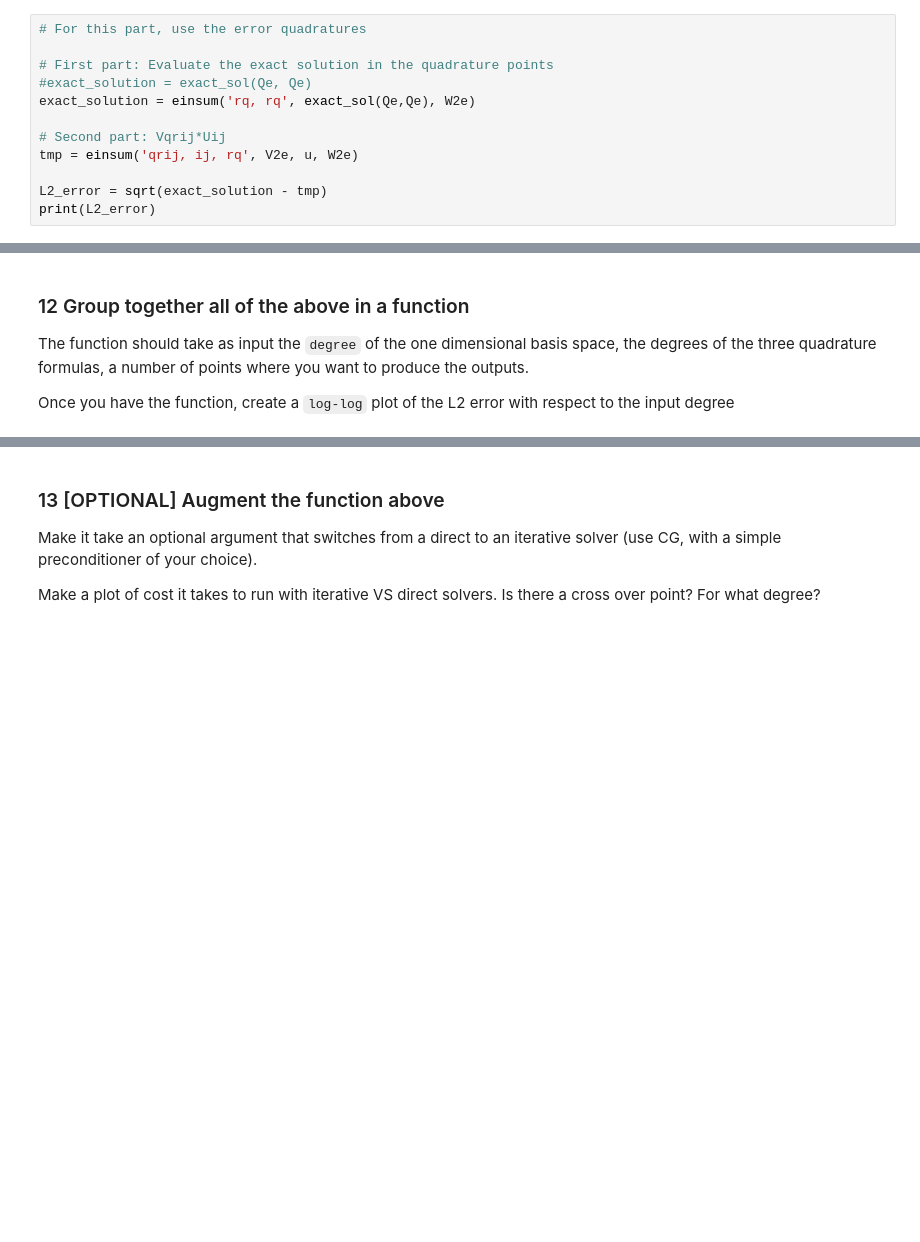
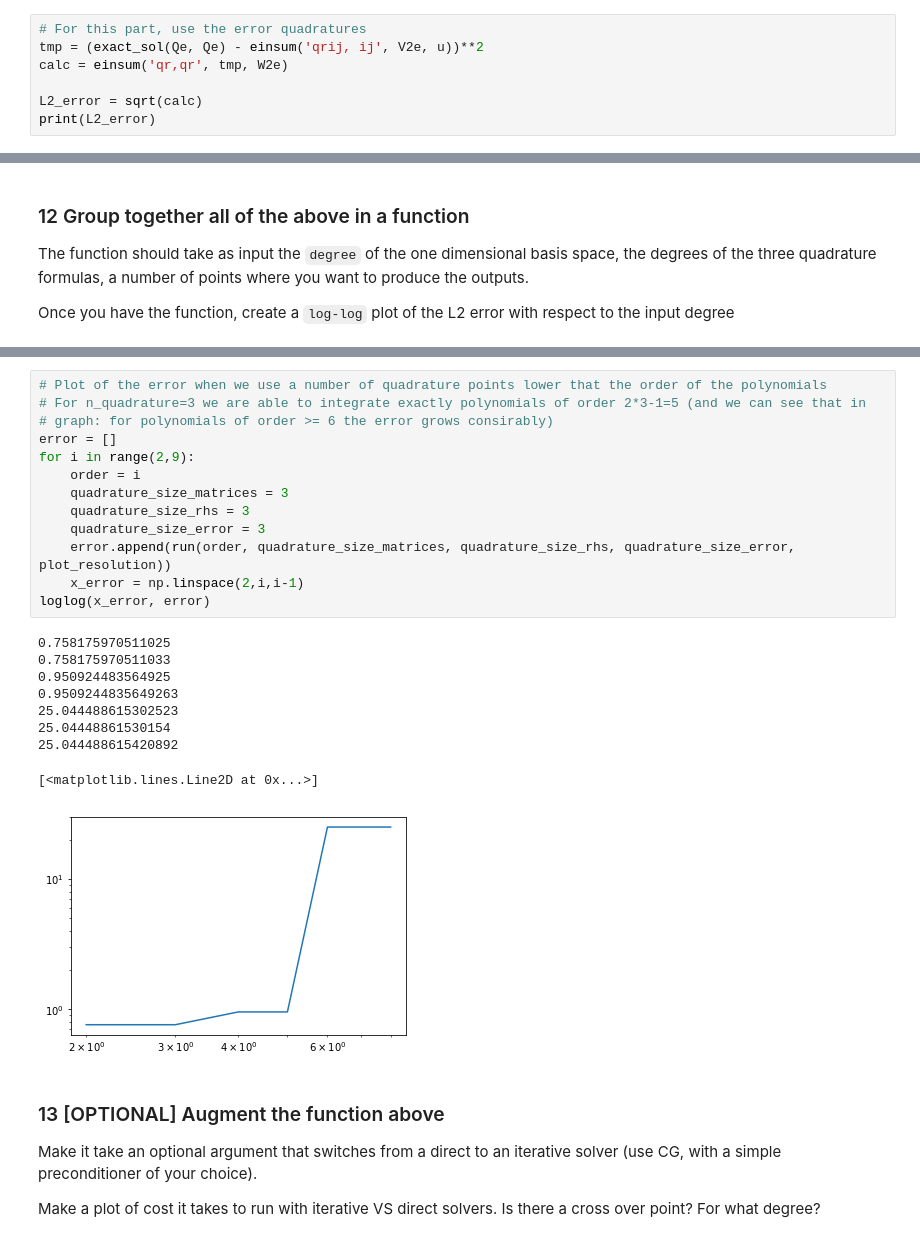
Before and after one commit to amfoggia/P1.4_seed, a Jupyter notebook: FinalProject.ipynb, the cells around one changed output, grey strips where cells are left out. Drawn from its saved outputs; the diff is of its cells as text; blank space fills up the shorter version.

```diff
--- a/FinalProject.ipynb
+++ b/FinalProject.ipynb
@@ -303,14 +305,9 @@ $$
 use the quadrature formula and the matrix you constructed above to compute the approximate solutions at the quadrature points.
 # %%
 # For this part, use the error quadratures
+tmp = (exact_sol(Qe, Qe) - einsum('qrij, ij', V2e, u))**2
+calc = einsum('qr,qr', tmp, W2e)
 
-# First part: Evaluate the exact solution in the quadrature points
-#exact_solution = exact_sol(Qe, Qe)
-exact_solution = einsum('rq, rq', exact_sol(Qe,Qe), W2e)
-
-# Second part: Vqrij*Uij
-tmp = einsum('qrij, ij, rq', V2e, u, W2e)
-
-L2_error = sqrt(exact_solution - tmp)
+L2_error = sqrt(calc)
 print(L2_error)
 # %% [output]
@@ -404,3 +430,26 @@ run(order, quadrature_size_matrices, quadrature_size_rhs, quadrature_size_error,
+# %%
+# Plot of the error when we use a number of quadrature points lower that the order of the polynomials
+# For n_quadrature=3 we are able to integrate exactly polynomials of order 2*3-1=5 (and we can see that in
+# graph: for polynomials of order >= 6 the error grows consirably)
+error = []
+for i in range(2,9):
+    order = i
+    quadrature_size_matrices = 3
+    quadrature_size_rhs = 3
+    quadrature_size_error = 3
+    error.append(run(order, quadrature_size_matrices, quadrature_size_rhs, quadrature_size_error, plot_resolution))
+    x_error = np.linspace(2,i,i-1)
+loglog(x_error, error)
+# %% [output]
+0.758175970511025
+0.758175970511033
+0.950924483564925
+0.9509244835649263
+25.044488615302523
+25.04448861530154
+25.044488615420892
+[<matplotlib.lines.Line2D at 0x...>]
+[figure, added]
 # %% [markdown]
 ### 13 [OPTIONAL] Augment the function above
 
```
Also changed, not shown: parts of 8 cells of this notebook.
